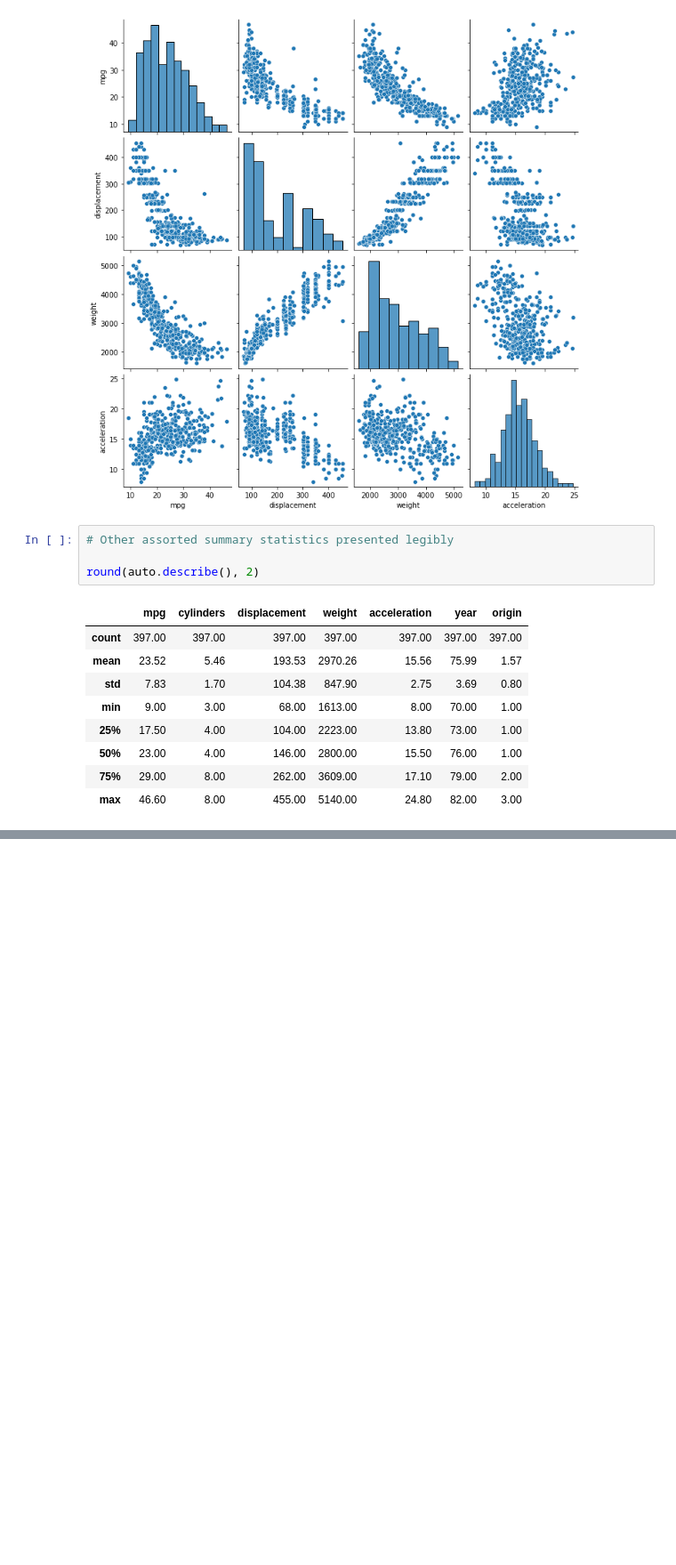
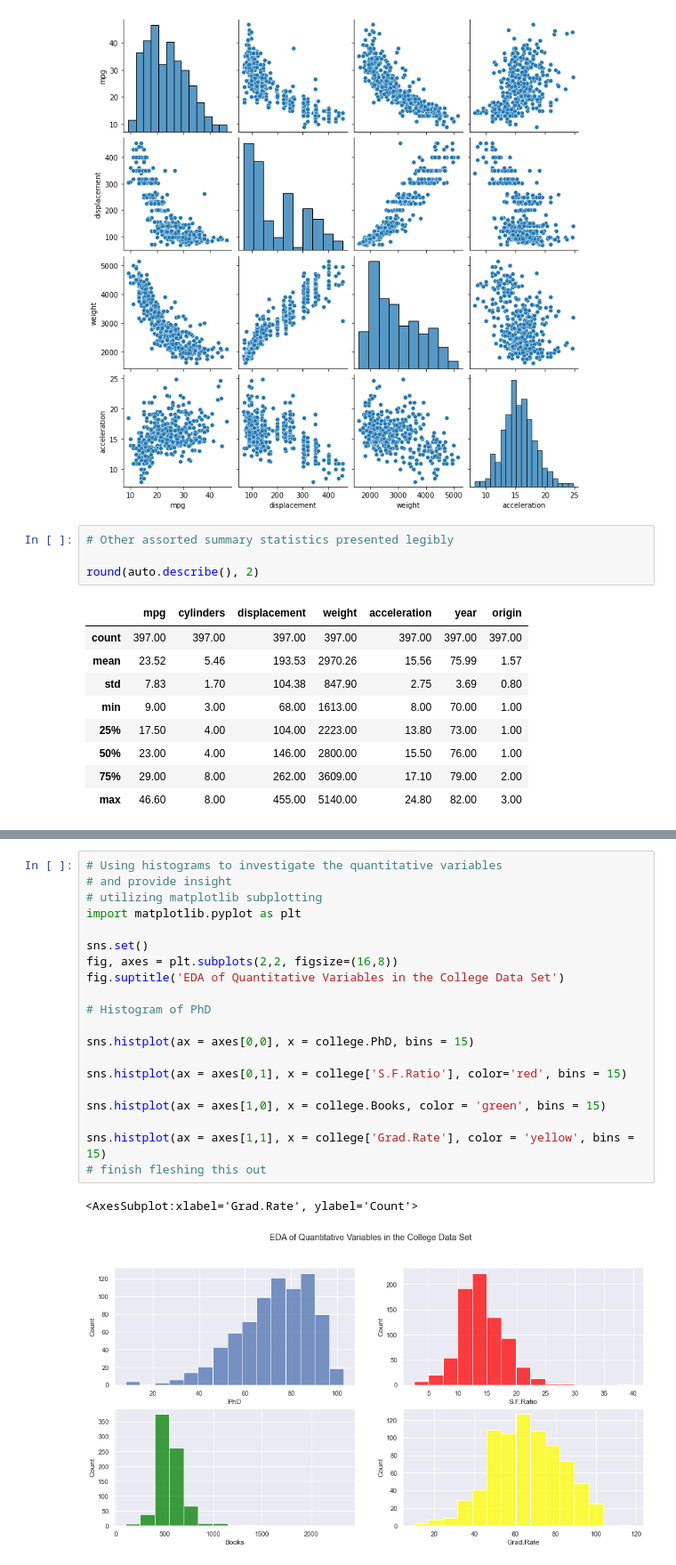
Before and after one commit to adbernardi/ISLR_r_python, a Jupyter notebook: Notebooks/Chapter 2 Code & Exercises.ipynb, the cells around one changed output, grey strips where cells are left out. Shown at 89% size. Cells and saved outputs as stored; diff of their text form; blank space fills up the shorter version.

```diff
--- a/Notebooks/Chapter 2 Code & Exercises.ipynb
+++ b/Notebooks/Chapter 2 Code & Exercises.ipynb
@@ -264,0 +348,23 @@ round(auto.describe(), 2)
+# %%
+# Using histograms to investigate the quantitative variables
+# and provide insight
+# utilizing matplotlib subplotting
+import matplotlib.pyplot as plt
+
+sns.set()
+fig, axes = plt.subplots(2,2, figsize=(16,8))
+fig.suptitle('EDA of Quantitative Variables in the College Data Set')
+
+# Histogram of PhD
+
+sns.histplot(ax = axes[0,0], x = college.PhD, bins = 15)
+
+sns.histplot(ax = axes[0,1], x = college['S.F.Ratio'], color='red', bins = 15)
+
+sns.histplot(ax = axes[1,0], x = college.Books, color = 'green', bins = 15)
+
+sns.histplot(ax = axes[1,1], x = college['Grad.Rate'], color = 'yellow', bins = 15)
+# finish fleshing this out
+# %% [output]
+<AxesSubplot:xlabel='Grad.Rate', ylabel='Count'>
+[figure, added]
```
Also changed, not shown: parts of 24 cells of this notebook.
